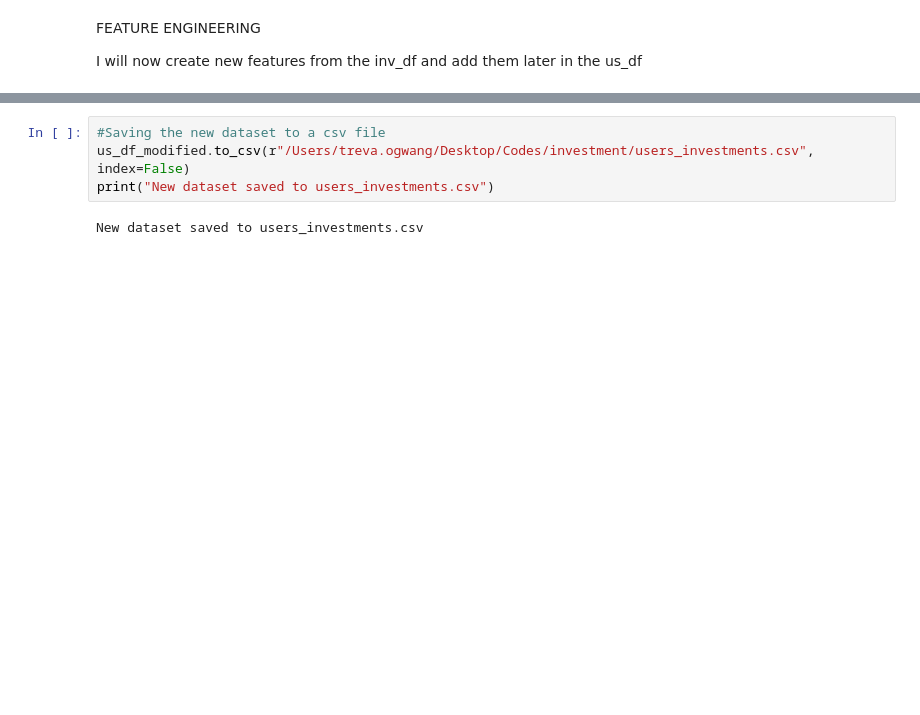
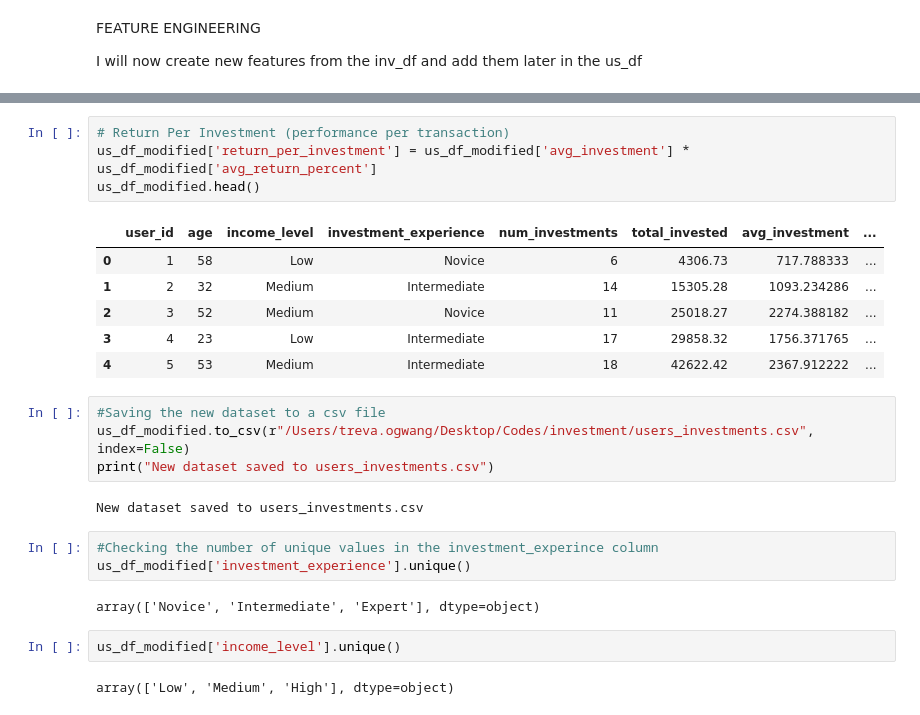
Before and after one commit to Begge10850/invetsment_recommendation, a Jupyter notebook: investments.ipynb, the cells around one changed output, grey strips where cells are left out. Drawn from its saved outputs; the diff is of its cells as text; blank space fills up the shorter version.

```diff
--- a/investments.ipynb
+++ b/investments.ipynb
@@ -245,6 +248,26 @@ us_df.head()
+# %%
+# Return Per Investment (performance per transaction)
+us_df_modified['return_per_investment'] = us_df_modified['avg_investment'] * us_df_modified['avg_return_percent']
+us_df_modified.head()
+# %% [output]
+|  | user_id | age | income_level | investment_experience | num_investments | total_invested | avg_investment | ... |
+| 0 | 1 | 58 | Low | Novice | 6 | 4306.73 | 717.788333 | ... |
+| 1 | 2 | 32 | Medium | Intermediate | 14 | 15305.28 | 1093.234286 | ... |
+| 2 | 3 | 52 | Medium | Novice | 11 | 25018.27 | 2274.388182 | ... |
+| 3 | 4 | 23 | Low | Intermediate | 17 | 29858.32 | 1756.371765 | ... |
+| 4 | 5 | 53 | Medium | Intermediate | 18 | 42622.42 | 2367.912222 | ... |
 # %%
 #Saving the new dataset to a csv file
 us_df_modified.to_csv(r"/Users/treva.ogwang/Desktop/Codes/investment/users_investments.csv", index=False)
 print("New dataset saved to users_investments.csv")
 # %% [output]
 New dataset saved to users_investments.csv
+# %%
+#Checking the number of unique values in the investment_experince column
+us_df_modified['investment_experience'].unique()
+# %% [output]
+array(['Novice', 'Intermediate', 'Expert'], dtype=object)
+# %%
+us_df_modified['income_level'].unique()
+# %% [output]
+array(['Low', 'Medium', 'High'], dtype=object)
```
Also changed, not shown: parts of 34 cells of this notebook, 2 other files.
